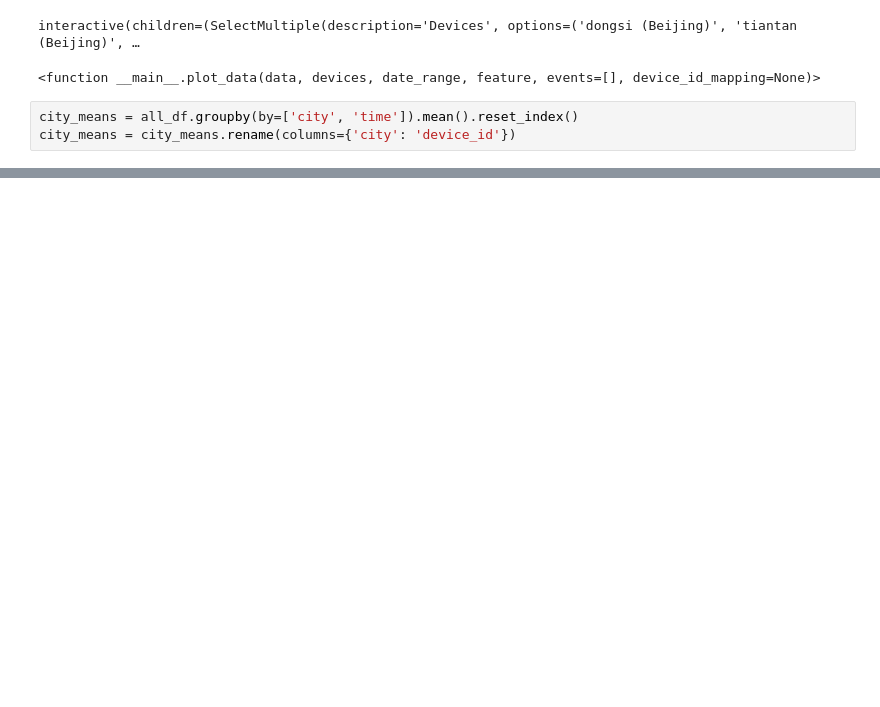
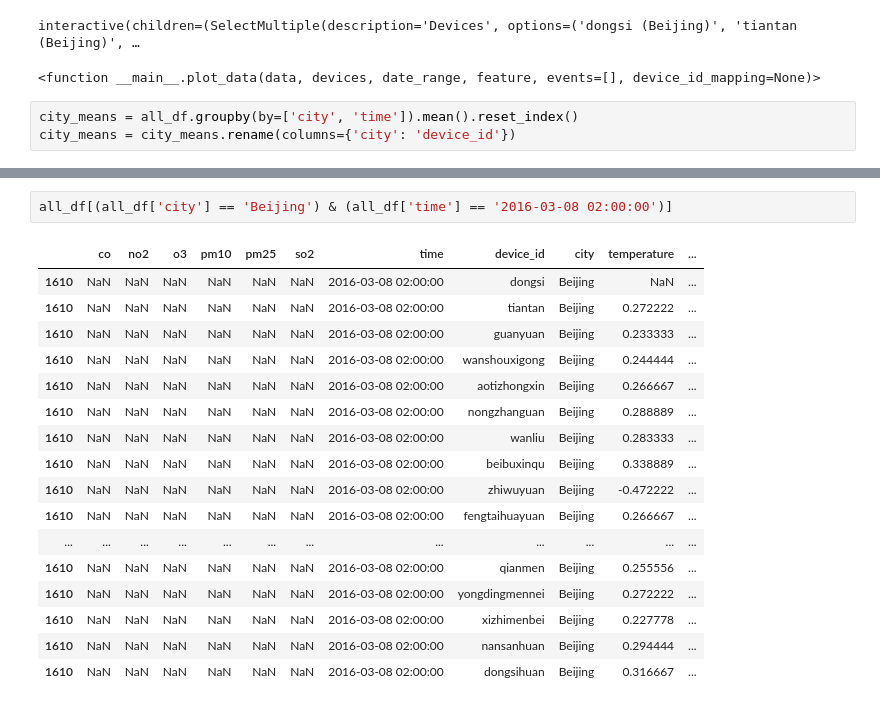
Before and after one commit to deutschmn/split-pollution-sources, a Jupyter notebook: data-prep.ipynb, the cells around one changed output, grey strips where cells are left out. Cells and saved outputs as stored; diff of their text form; blank space fills up the shorter version.

```diff
--- a/data-prep.ipynb
+++ b/data-prep.ipynb
@@ -296,0 +451,20 @@ show_map('2020-04-17 00:00:00', 'no2')
+# %%
+all_df[(all_df['city'] == 'Beijing') & (all_df['time'] == '2016-03-08 02:00:00')]
+# %% [output]
+|  | co | no2 | o3 | pm10 | pm25 | so2 | time | device_id | city | temperature | ... |
+| 1610 | NaN | NaN | NaN | NaN | NaN | NaN | 2016-03-08 02:00:00 | dongsi | Beijing | NaN | ... |
+| 1610 | NaN | NaN | NaN | NaN | NaN | NaN | 2016-03-08 02:00:00 | tiantan | Beijing | 0.272222 | ... |
+| 1610 | NaN | NaN | NaN | NaN | NaN | NaN | 2016-03-08 02:00:00 | guanyuan | Beijing | 0.233333 | ... |
+| 1610 | NaN | NaN | NaN | NaN | NaN | NaN | 2016-03-08 02:00:00 | wanshouxigong | Beijing | 0.244444 | ... |
+| 1610 | NaN | NaN | NaN | NaN | NaN | NaN | 2016-03-08 02:00:00 | aotizhongxin | Beijing | 0.266667 | ... |
+| 1610 | NaN | NaN | NaN | NaN | NaN | NaN | 2016-03-08 02:00:00 | nongzhanguan | Beijing | 0.288889 | ... |
+| 1610 | NaN | NaN | NaN | NaN | NaN | NaN | 2016-03-08 02:00:00 | wanliu | Beijing | 0.283333 | ... |
+| 1610 | NaN | NaN | NaN | NaN | NaN | NaN | 2016-03-08 02:00:00 | beibuxinqu | Beijing | 0.338889 | ... |
+| 1610 | NaN | NaN | NaN | NaN | NaN | NaN | 2016-03-08 02:00:00 | zhiwuyuan | Beijing | -0.472222 | ... |
+| 1610 | NaN | NaN | NaN | NaN | NaN | NaN | 2016-03-08 02:00:00 | fengtaihuayuan | Beijing | 0.266667 | ... |
+| ... | ... | ... | ... | ... | ... | ... | ... | ... | ... | ... | ... |
+| 1610 | NaN | NaN | NaN | NaN | NaN | NaN | 2016-03-08 02:00:00 | qianmen | Beijing | 0.255556 | ... |
+| 1610 | NaN | NaN | NaN | NaN | NaN | NaN | 2016-03-08 02:00:00 | yongdingmennei | Beijing | 0.272222 | ... |
+| 1610 | NaN | NaN | NaN | NaN | NaN | NaN | 2016-03-08 02:00:00 | xizhimenbei | Beijing | 0.227778 | ... |
+| 1610 | NaN | NaN | NaN | NaN | NaN | NaN | 2016-03-08 02:00:00 | nansanhuan | Beijing | 0.294444 | ... |
+| 1610 | NaN | NaN | NaN | NaN | NaN | NaN | 2016-03-08 02:00:00 | dongsihuan | Beijing | 0.316667 | ... |
```
Also changed, not shown: parts of 61 cells of this notebook.
